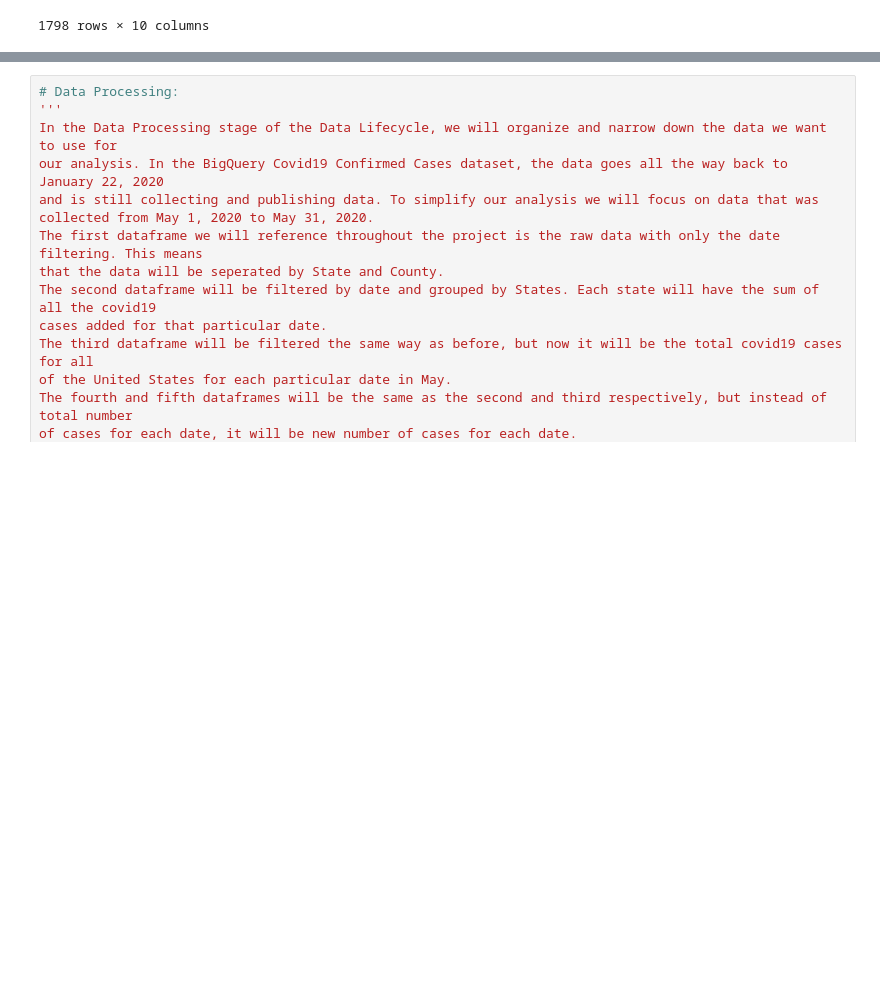
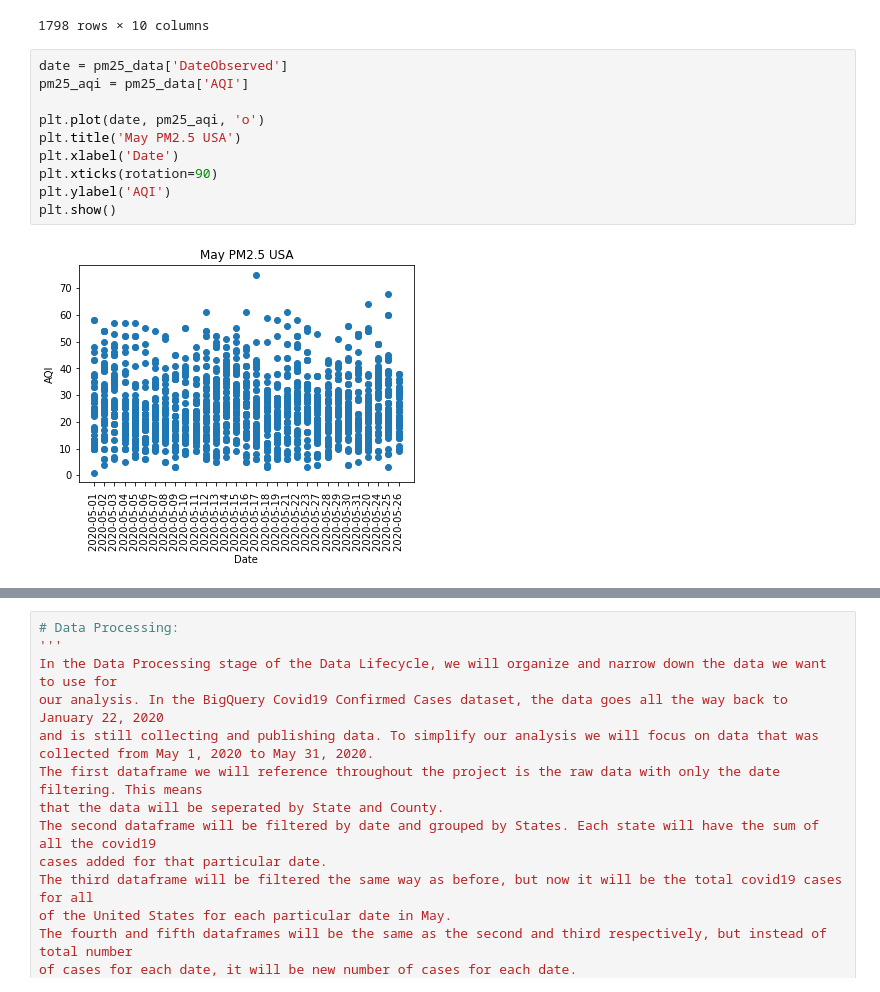
Before and after one commit to kevinhnmb/kevinhnmb.github.io, a Jupyter notebook: Final_Project.ipynb, the cells around one changed output, grey strips where cells are left out. Drawn from its saved outputs; the diff is of its cells as text; blank space fills up the shorter version.

Commit message:
Added temp visuals

```diff
--- a/Final_Project.ipynb
+++ b/Final_Project.ipynb
@@ -210,3 +212,15 @@ pm25_data
 | 4125 | 2020-05-30 | 0 | EST | Metropolitan Washington | DC | 38.919 | -77.0130 | ... |
 | 4128 | 2020-05-31 | 0 | EST | Metropolitan Washington | DC | 38.919 | -77.0130 | ... |
 1798 rows × 10 columns
+# %%
+date = pm25_data['DateObserved']
+pm25_aqi = pm25_data['AQI']
+
+plt.plot(date, pm25_aqi, 'o')
+plt.title('May PM2.5 USA')
+plt.xlabel('Date')
+plt.xticks(rotation=90)
+plt.ylabel('AQI')
+plt.show()
+# %% [output]
+[figure, added]
```
Also changed, not shown: parts of 3 cells of this notebook, 2 other files.
